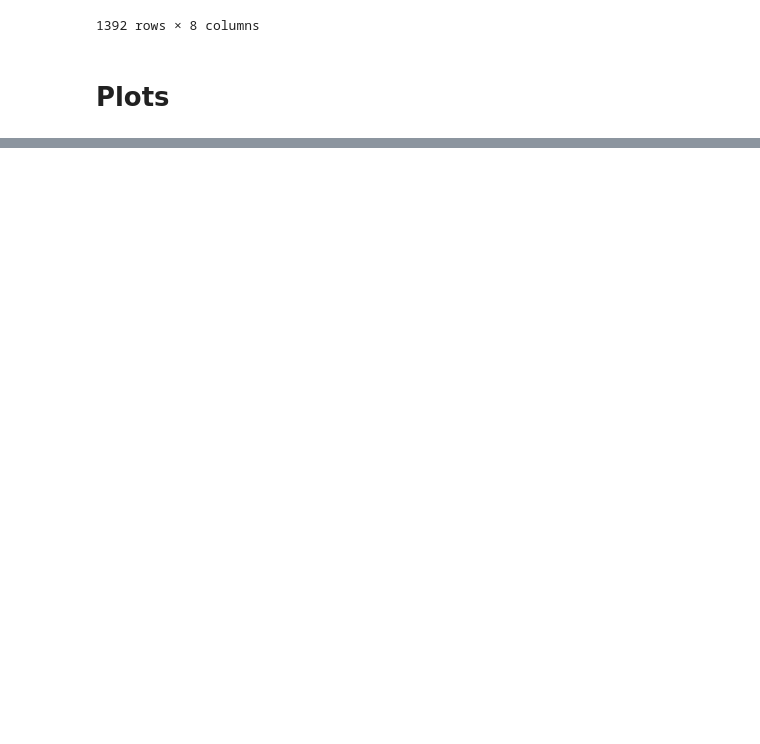
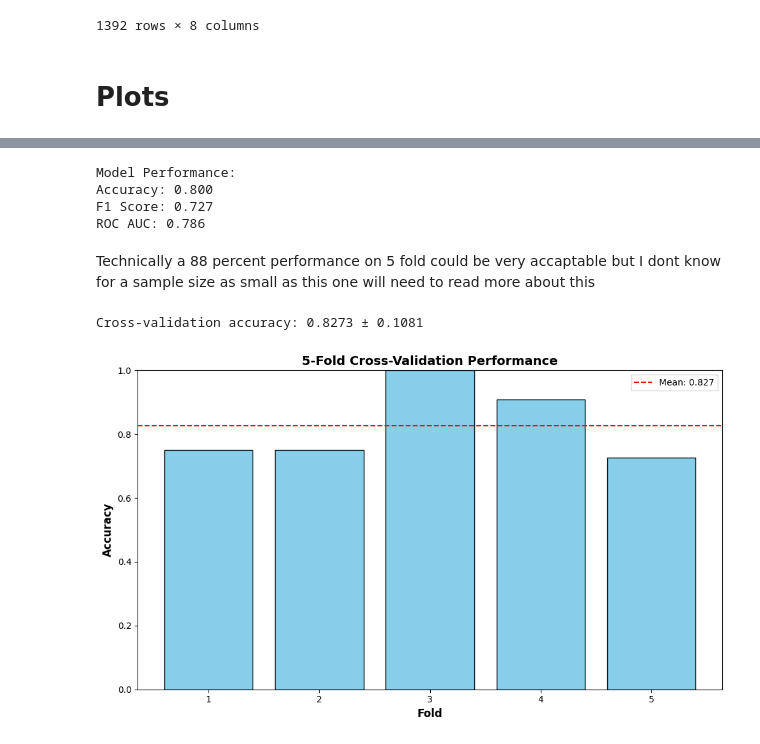
Before and after one commit to akovalp/CTOMIEEGPython, a Jupyter notebook: analysis.ipynb, the cells around one changed output, grey strips where cells are left out. Drawn from its saved outputs; the diff is of its cells as text; code cells hidden in the pictures; blank space fills up the shorter version.

```diff
--- a/analysis.ipynb
+++ b/analysis.ipynb
@@ -238,0 +335,3 @@ plt.show()
+# %%
+new_df_normalized
+new_df_normalized = new_df_normalized.drop('power', axis=1)
@@ -238,0 +354,9 @@ plt.show()
+# %%
+wide_df = new_df_normalized.pivot_table(
+    index = "subject_id", # unique identifier for each subject
+    columns= 'feature_name', # the feature name
+    values = 'normalized_power', # the values to be pivoted
+    aggfunc = 'first' # how to handle duplicate values
+)
+wide_df = wide_df.reset_index()
+wide_df.head(5)
@@ -238,0 +373,16 @@ plt.show()
+# %%
+age_group = new_df_normalized[['subject_id', 'age_group']].drop_duplicates()
+value_counts = age_group['age_group'].value_counts()
+print(f"Age group info: ")
+print(value_counts)
+gender_info = new_df_normalized[['subject_id', 'group']].drop_duplicates()
+print(f"Gender info: ")
+gender_info['gender'] = gender_info['group'].apply(
+    lambda x: 'Female' if 'Female' in x else 'Male')
+gender_value_counts = gender_info['gender'].value_counts()
+print(gender_value_counts)
+
+wide_df = wide_df.merge(age_group, on='subject_id')
+wide_df = wide_df.merge(gender_info[['subject_id', 'gender']], on='subject_id')
+
+wide_df.head(5)
@@ -238,0 +541,33 @@ plt.show()
+# %%
+from sklearn.metrics import accuracy_score, f1_score, roc_auc_score, confusion_matrix, classification_report, roc_curve
+y_pred = pipeline.predict(X_test)
+print("\nModel Performance:")
+print(f"Accuracy: {accuracy_score(y_test, y_pred):.3f}")
+print(f"F1 Score: {f1_score(y_test, y_pred):.3f}")
+print(f"ROC AUC: {roc_auc_score(y_test, y_pred):.3f}")
+# %% [output]
+Model Performance:
+Accuracy: 0.800
+F1 Score: 0.727
+ROC AUC: 0.786
+# %% [markdown]
+Technically a 88 percent performance on 5 fold could be very accaptable but I dont know for a sample size as small as this one  will need to read more about this
+# %%
+# 6. Cross-validation results
+cv = StratifiedKFold(n_splits=5, shuffle=True, random_state=42)
+cv_scores = cross_val_score(pipeline, X, y_binary, cv=cv, scoring='accuracy')
+print(f"\nCross-validation accuracy: {cv_scores.mean():.4f} ± {cv_scores.std():.4f}")
+# Visualize cross-validation performance
+plt.figure(figsize=(10, 6))
+plt.bar(range(1, 6), cv_scores, color='skyblue', edgecolor='black')
+plt.axhline(cv_scores.mean(), color='red', linestyle='--', label=f'Mean: {cv_scores.mean():.3f}')
+plt.xlabel('Fold', fontsize=12, fontweight='bold')
+plt.ylabel('Accuracy', fontsize=12, fontweight='bold')
+plt.title('5-Fold Cross-Validation Performance', fontsize=14, fontweight='bold')
+plt.xticks(range(1, 6))
+plt.ylim(0, 1)
+plt.legend()
+plt.tight_layout()
+# %% [output]
+Cross-validation accuracy: 0.8273 ± 0.1081
+[figure, added]
```
Also changed, not shown: parts of 22 cells of this notebook, 1 other file.
